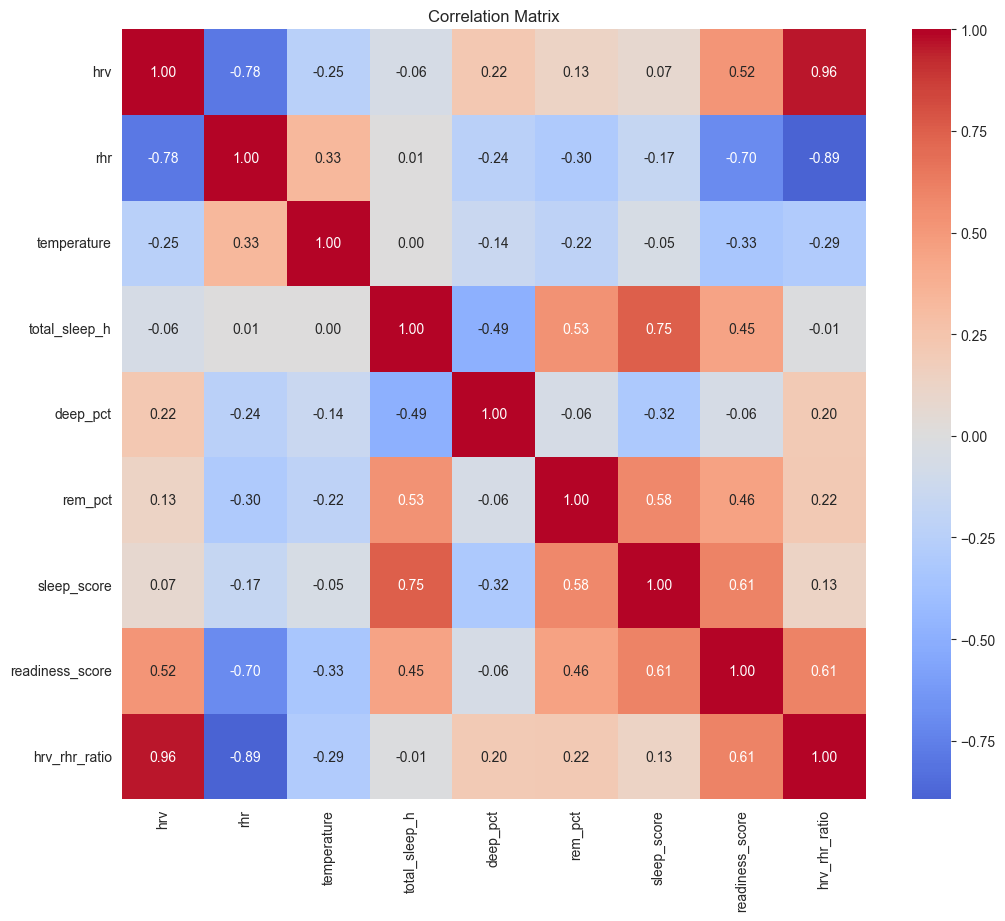
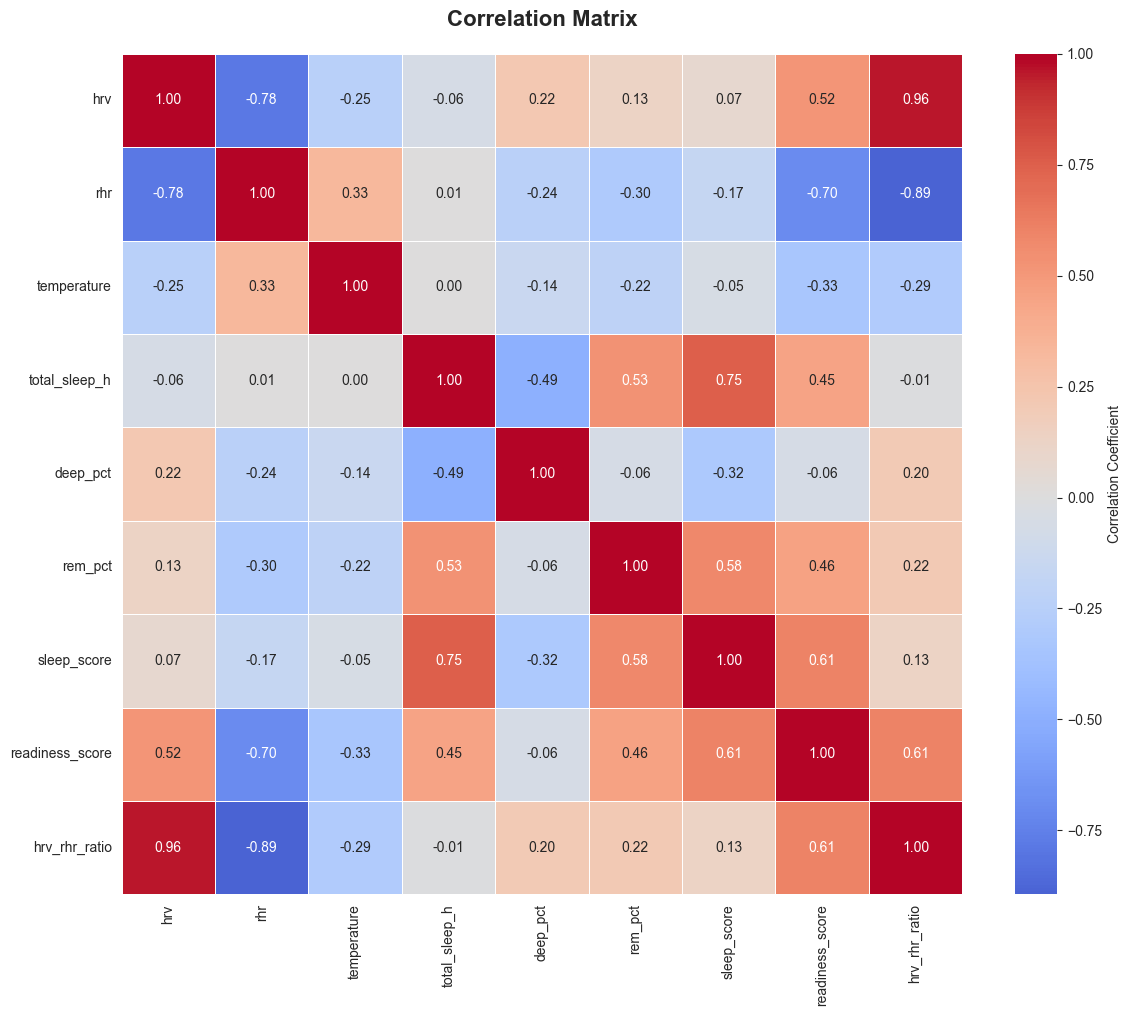
Code edit (unified diff) that turned the first committed figure into the second:
--- before
+++ after
@@ -7,8 +7,22 @@
 correlation_matrix = df_subset.corr()
 
+import os
+
+# Create results directory if it doesn't exist
+os.makedirs('../results', exist_ok=True)
+
+# Create heatmap
 plt.figure(figsize=(12, 10))
-sns.heatmap(correlation_matrix, annot=True, cmap='coolwarm', center=0, fmt='.2f')
+sns.heatmap(correlation_matrix, annot=True, cmap='coolwarm', center=0, fmt='.2f',
+            square=True, linewidths=0.5,
+            cbar_kws={'label': 'Correlation Coefficient'})
 
-plt.title("Correlation Matrix")
-plt.savefig('/Users/tim/Projects/custom-readiness-score/results/correlation_heatmap.png', dpi=300, bbox_inches='tight')
+plt.title('Correlation Matrix', 
+          fontsize=16, fontweight='bold', pad=20)
+plt.tight_layout()
+
+# Save figure
+plt.savefig('../results/correlation_heatmap.png', dpi=300, bbox_inches='tight')
+print("Heatmap saved to results/correlation_heatmap.png")
+
 plt.show()

Commit: Add correlation heatmap visualization with clean code